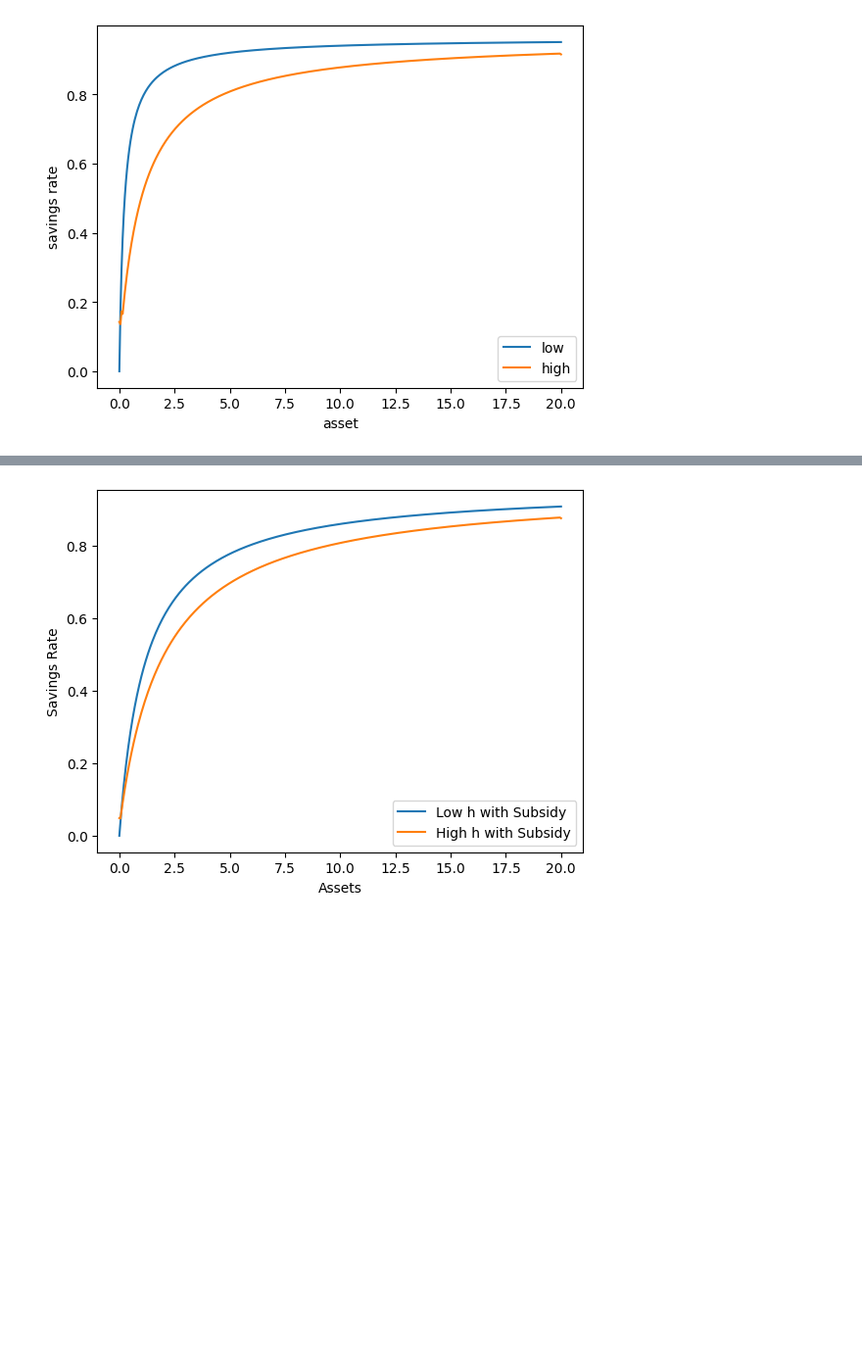
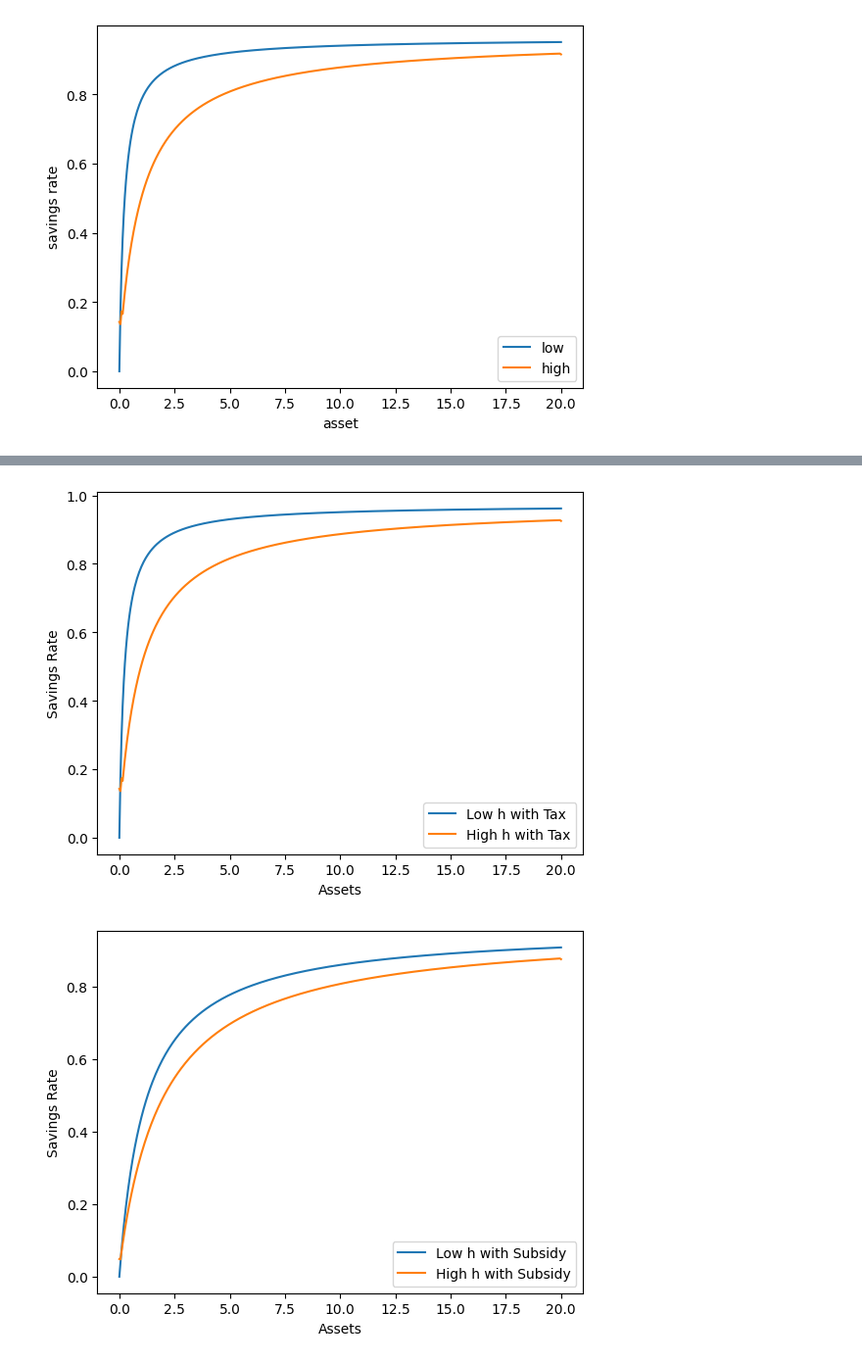
Before and after one commit to tomoi17/q-maqro-latter, a Jupyter notebook: the_latter_half_assignment.ipynb, the cells around one changed output, grey strips where cells are left out. Shown: that part at 98% size. Cells and saved outputs as stored; diff of their text form; code cells hidden in the pictures; blank space fills up the shorter version.

```diff
--- a/the_latter_half_assignment.ipynb
+++ b/the_latter_half_assignment.ipynb
@@ -243,3 +185,94 @@ plt.show()
+# %%
+import numpy as np
+from scipy.stats import norm
+import matplotlib.pyplot as plt
+
+def tauchen(n, mu, rho, sigma):
+    m = 1 / np.sqrt(1 - rho**2)
+    state_space = np.linspace(mu - m*sigma, mu + m*sigma, n)
+    d = (state_space[-1] - state_space[0]) / (n - 1)
+    transition_matrix = np.zeros((n, n))
+    for i in range(n):
+        for j in range(n):
+            if j == 0:
+                transition_matrix[i, 0] = norm.cdf((state_space[0] - rho * state_space[i] + d / 2) / sigma)
+            elif j == n - 1:
+                transition_matrix[i, n - 1] = 1.0 - norm.cdf((state_space[n - 1] - rho * state_space[i] - d / 2) / sigma)
+            else:
+                transition_matrix[i, j] = norm.cdf((state_space[j] - rho * state_space[i] + d / 2) / sigma) - norm.cdf((state_space[j] - rho * state_space[i] - d / 2) / sigma)
+    return transition_matrix, state_space
+
+def setPar(sigma=1.5, beta=0.98, rho=0.6, sigma_eps=0.6, a_l=0, a_u=20, NA=401, NH=2, mu_h=-0.7, alpha=0.25, delta=0.03):
+    pi, h = tauchen(NH, mu_h, rho, sigma_eps)
+    h = np.exp(h)
+    param = {
+        'sigma': sigma,
+        'beta': beta,
+        'pi': pi,
+        'h': h,
+        'NA': NA,
+        'NH': NH,
+        'a_l': a_l,
+        'a_u': a_u,
+        'alpha': alpha,
+        'delta': delta
+    }
+    return param
+
+def solve_household(param, r, w, tau_k):
+    NA, NH, h, a_l, a_u, sigma, beta, pi = param['NA'], param['NH'], param['h'], param['a_l'], param['a_u'], param['sigma'], param['beta'], param['pi']
+    a = np.linspace(a_l, a_u, NA)
+    util = np.full((NA, NA, NH), -10000.0)
+    for ia in range(NA):
+        for ih in range(NH):
+            for iap in range(NA):
+                cons = w * h[ih] + (1.0 + (1.0 - tau_k) * r) * a[ia] - a[iap]
+                if cons > 0:
+                    util[iap, ia, ih] = cons**(1.0 - sigma) / (1.0 - sigma)
+    v = np.zeros((NA, NH))
+    c = np.zeros((NA, NH))
+    aplus = np.zeros((NA, NH))
+    v_new = np.zeros((NA, NH))
+    iaplus = np.full((NA, NH), -10000)
+    tol = 1e-6
+    test = 10.0
+    reward = np.zeros((NA, NA, NH))
+    while test > tol:
+        for ia in range(NA):
+            for ih in range(NH):
+                reward[:, ia, ih] = util[:, ia, ih]
+                for ihp in range(NH):
+                    reward[:, ia, ih] += beta * pi[ih, ihp] * v[:, ihp]
+                v_new[ia, ih] = np.max(reward[:, ia, ih])
+                iaplus[ia, ih] = np.argmax(reward[:, ia, ih])
+        test = np.max(abs(v_new - v))
+        v = v_new
+    aplus = a[iaplus]
+    for ia in range(NA):
+        for ih in range(NH):
+            c[ia, ih] = w * h[ih] + (1.0 + (1.0 - tau_k) * r) * a[ia] - aplus[ia, ih]
+    return aplus, iaplus, c
+
+# 資本所得税を考慮して貯蓄率を計算
+tau_k = 0.3
+param = setPar()
+decisions_tax = solve_household(param, r, w, tau_k)
+aplus_tax = decisions_tax[0]
+c_tax = decisions_tax[2]
+
+# グリッドを取得
+a = np.linspace(param['a_l'], param['a_u'], param['NA'])
+
+# 貯蓄率をプロット
+plt.figure()
+plt.plot(a, aplus_tax[:, 0] / (c_tax[:, 0] + aplus_tax[:, 0]), label='Low h with Tax')
+plt.plot(a, aplus_tax[:, 1] / (c_tax[:, 1] + aplus_tax[:, 1]), label='High h with Tax')
+plt.xlabel("Assets")
+plt.ylabel("Savings Rate")
+plt.legend()
+plt.show()
+# %% [output]
+[figure, added]
 # %%
 def solve_household_with_subsidy(param, r, w, T):
     NA, NH, h, a_l, a_u, sigma, beta, pi = param['NA'], param['NH'], param['h'], param['a_l'], param['a_u'], param['sigma'], param['beta'], param['pi']
```
Also changed, not shown: parts of 1 cell of this notebook.
